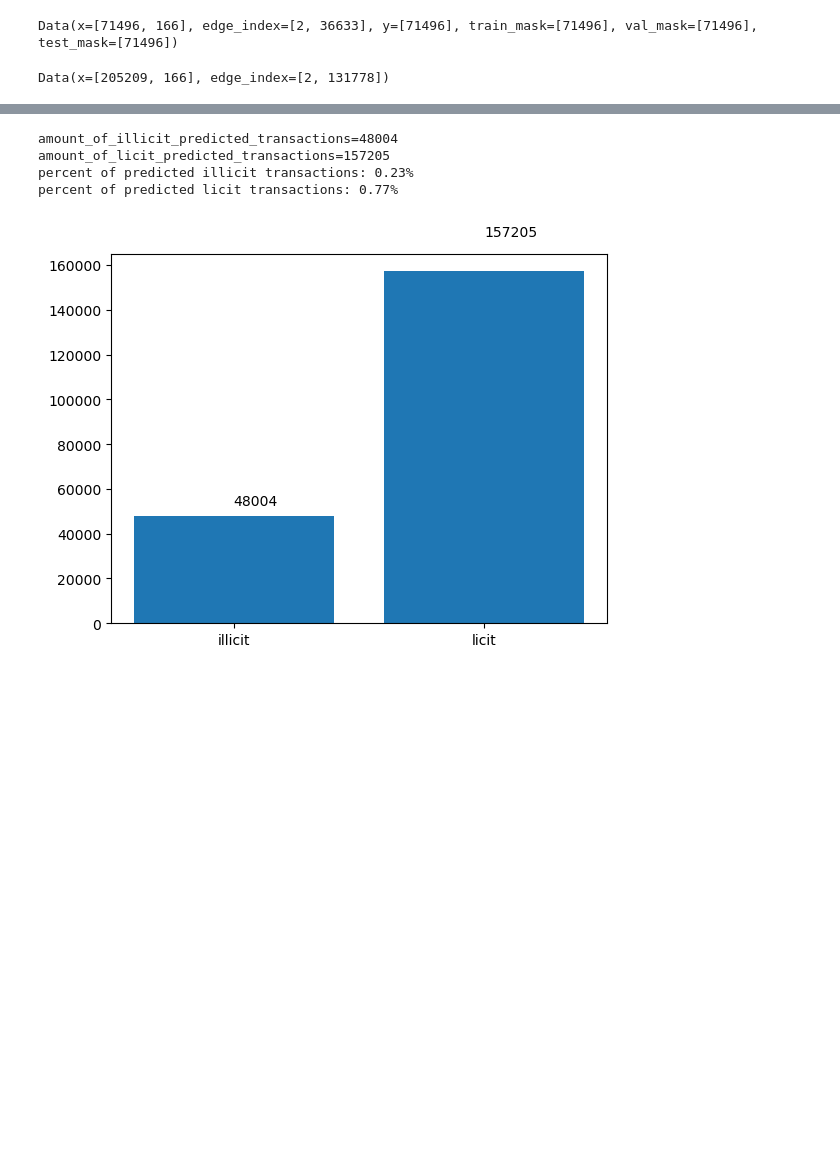
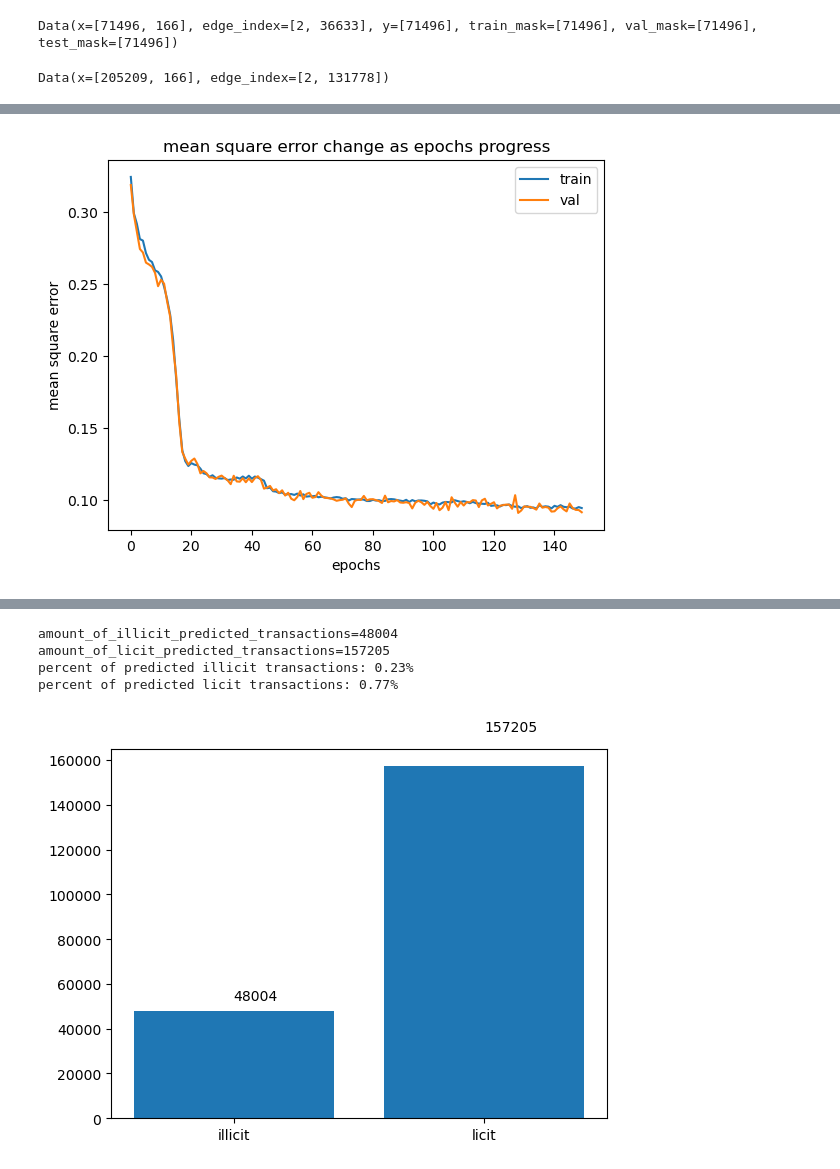
Before and after one commit to codespaghettifier/illicit_transaction_detection, a Jupyter notebook: gnn/GNN_augmented_local_with_masks.ipynb, the cells around one changed output, grey strips where cells are left out. Cells and saved outputs as stored; diff of their text form; code cells hidden in the pictures; blank space fills up the shorter version.

```diff
--- a/gnn/GNN_augmented_local_with_masks.ipynb
+++ b/gnn/GNN_augmented_local_with_masks.ipynb
@@ -326,0 +361,13 @@ model.load_state_dict(torch.load('gnn_augmented_model'))
+# %%
+def show_mse(train_mse_values, val_mse_values):
+    plt.plot(range(epochs_amount), train_mse_values, label= "train")
+    plt.plot(range(epochs_amount), val_mse_values, label= "val")
+    plt.xlabel("epochs")
+    plt.ylabel("mean square error")
+    plt.title("mean square error change as epochs progress")
+    plt.legend()
+    plt.show()
+# %%
+show_mse(train_mse_values, val_mse_values)
+# %% [output]
+[figure, added]
```
Also changed, not shown: parts of 27 cells of this notebook, 3 other files.
